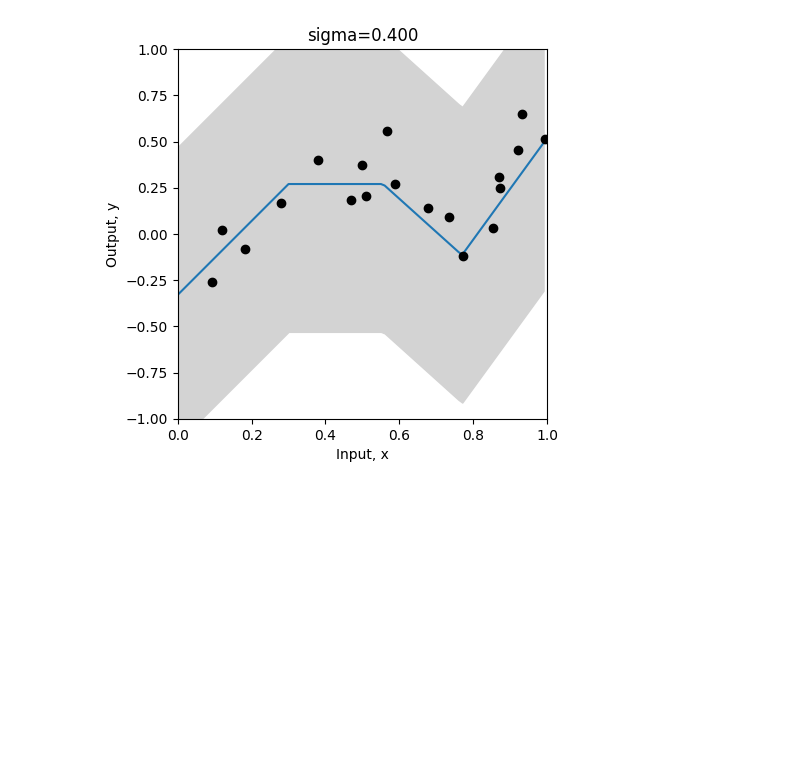
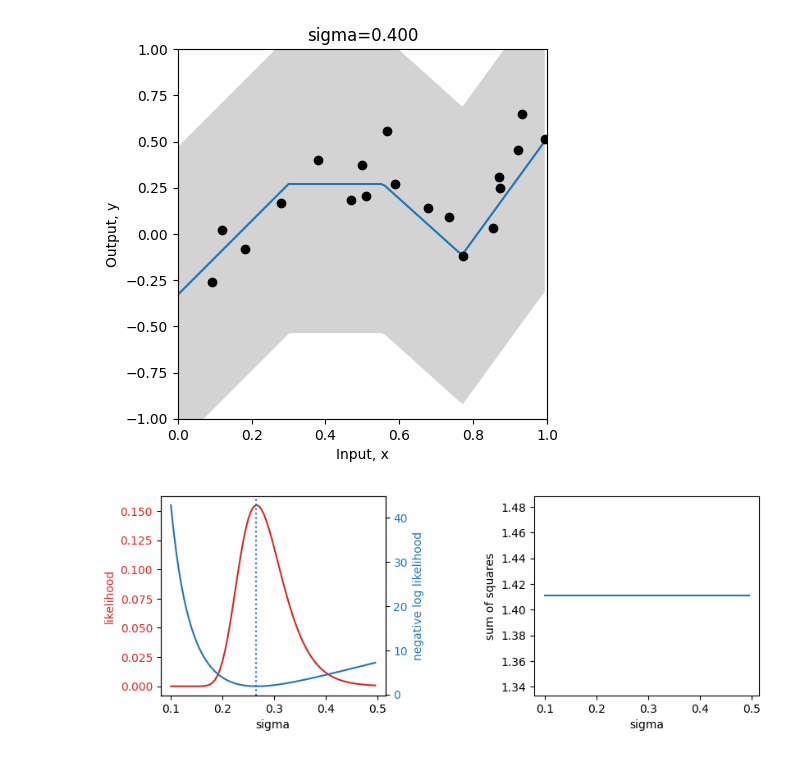
Before and after one commit to Saransh-Basu-01/Understanding-Deep-learning-, a Jupyter notebook: Chapter_5_Loss_Functions.ipynb, the cells around one changed output. Drawn from its saved outputs; the diff is of its cells as text; code cells hidden in the pictures; blank space fills up the shorter version.

```diff
--- a/Chapter_5_Loss_Functions.ipynb
+++ b/Chapter_5_Loss_Functions.ipynb
@@ -307,3 +307,28 @@ for count in range(len(sigma_vals)):
 [figure]
 [figure]
 [figure]
+# %%
+# Now let's plot the likelihood, negative log likelihood, and least squares as a function of the value of the standard deviation sigma
+fig, ax = plt.subplots(1,2)
+fig.set_size_inches(10.5, 5.5)
+fig.tight_layout(pad=10.0)
+likelihood_color = 'tab:red'
+nll_color = 'tab:blue'
+
+
+ax[0].set_xlabel('sigma')
+ax[0].set_ylabel('likelihood', color = likelihood_color)
+ax[0].plot(sigma_vals, likelihoods, color = likelihood_color)
+ax[0].tick_params(axis='y', labelcolor=likelihood_color)
+
+ax00 = ax[0].twinx()
+ax00.plot(sigma_vals, nlls, color = nll_color)
+ax00.set_ylabel('negative log likelihood', color = nll_color)
+ax00.tick_params(axis='y', labelcolor = nll_color)
+
+plt.axvline(x = sigma_vals[np.argmax(likelihoods)], linestyle='dotted')
+
+ax[1].plot(sigma_vals, sum_squares); ax[1].set_xlabel('sigma'); ax[1].set_ylabel('sum of squares')
+plt.show()
+# %% [output]
+[figure, added]
```
Also changed, not shown: parts of 1 cell of this notebook.
